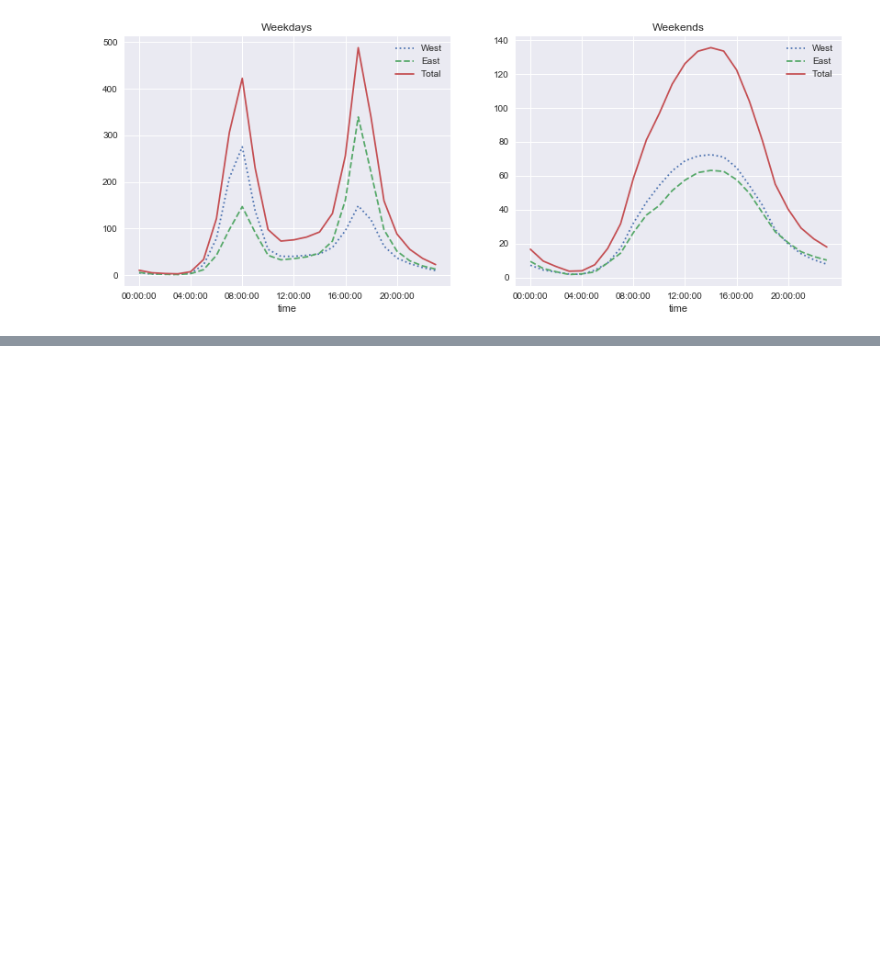
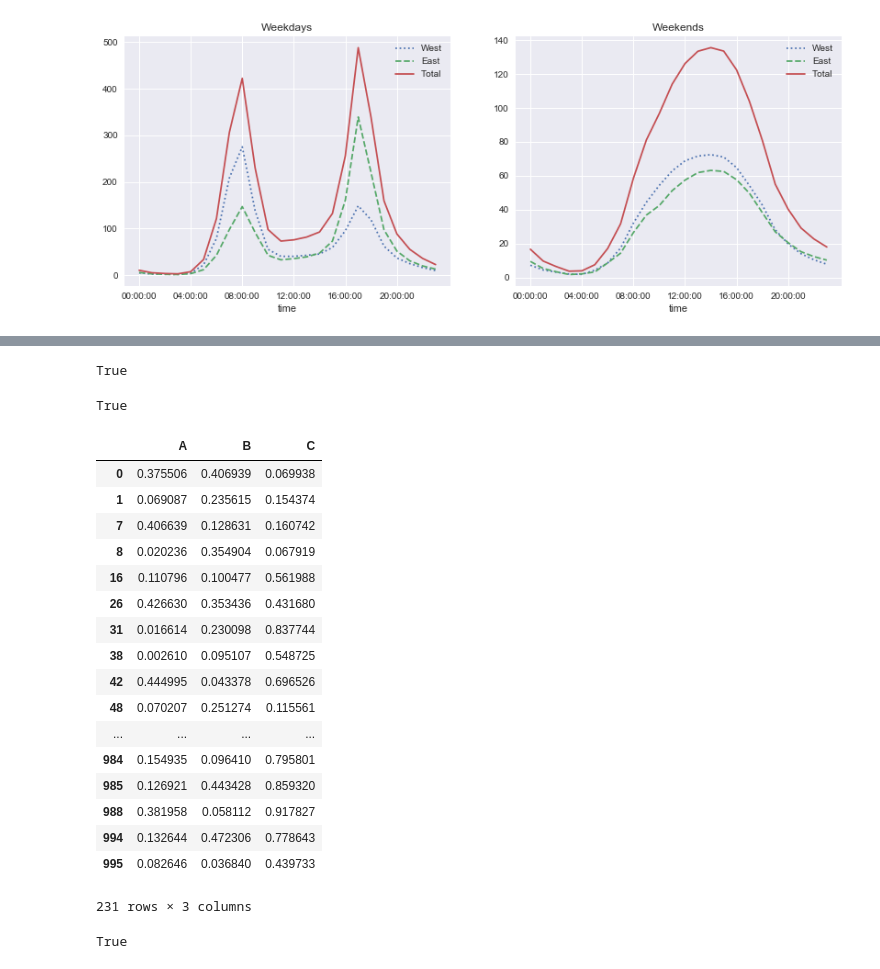
Before and after one commit to Jvum/novoGit, a Jupyter notebook: estudoPandas_Continuacao.ipynb, the cells around one changed output, grey strips where cells are left out. Cells and saved outputs as stored; diff of their text form; code cells hidden in the pictures; blank space fills up the shorter version.

```diff
--- a/estudoPandas_Continuacao.ipynb
+++ b/estudoPandas_Continuacao.ipynb
@@ -345,0 +362,4 @@ by_time.ix['Weekend'].plot(ax=ax[1], title='Weekends', xticks=hourly_ticks, styl
+# %%
+nrows, ncols = 100000, 100
+rng = np.random.RandomState(42)
+df1, df2, df3, df4 = (pd.DataFrame(rng.rand(nrows,ncols)) for i in range(4))
@@ -345,0 +390,49 @@ by_time.ix['Weekend'].plot(ax=ax[1], title='Weekends', xticks=hourly_ticks, styl
+# %%
+result2 = pd.eval('-df1*df2/(df3+df4) - df5')
+np.allclose(result1, result2)
+# %% [output]
+True
+# %%
+
+df = pd.DataFrame(rng.rand(1000, 3), columns=['A', 'B', 'C'])
+df.head()
+column_mean = df.mean(1)
+result1 = df['A'] + column_mean
+result2 = df.eval('A + @column_mean')
+np.allclose(result1, result2)
+
+#Use o @ para identificar uma variável dentro de um eval do DataFrame apenas
+# %% [output]
+True
+# %%
+#Se quiser utilizar a coluna do DataFrame diretamente, sem precisar chamar ele,
+#será necessário utilizar o df.query()
+
+result2 = df.query('A < 0.5 and B < 0.5')
+result2
+# %% [output]
+|  | A | B | C |
+| 0 | 0.375506 | 0.406939 | 0.069938 |
+| 1 | 0.069087 | 0.235615 | 0.154374 |
+| 7 | 0.406639 | 0.128631 | 0.160742 |
+| 8 | 0.020236 | 0.354904 | 0.067919 |
+| 16 | 0.110796 | 0.100477 | 0.561988 |
+| 26 | 0.426630 | 0.353436 | 0.431680 |
+| 31 | 0.016614 | 0.230098 | 0.837744 |
+| 38 | 0.002610 | 0.095107 | 0.548725 |
+| 42 | 0.444995 | 0.043378 | 0.696526 |
+| 48 | 0.070207 | 0.251274 | 0.115561 |
+| ... | ... | ... | ... |
+| 984 | 0.154935 | 0.096410 | 0.795801 |
+| 985 | 0.126921 | 0.443428 | 0.859320 |
+| 988 | 0.381958 | 0.058112 | 0.917827 |
+| 994 | 0.132644 | 0.472306 | 0.778643 |
+| 995 | 0.082646 | 0.036840 | 0.439733 |
+231 rows × 3 columns
+# %%
+Cmean = df['C'].mean()
+result1 = df[(df.A < Cmean) & (df.B < Cmean)]
+result2 = df.query('A < @Cmean and B < @Cmean')
+np.allclose(result1, result2)
+# %% [output]
+True
```
Also changed, not shown: parts of 9 cells of this notebook.
